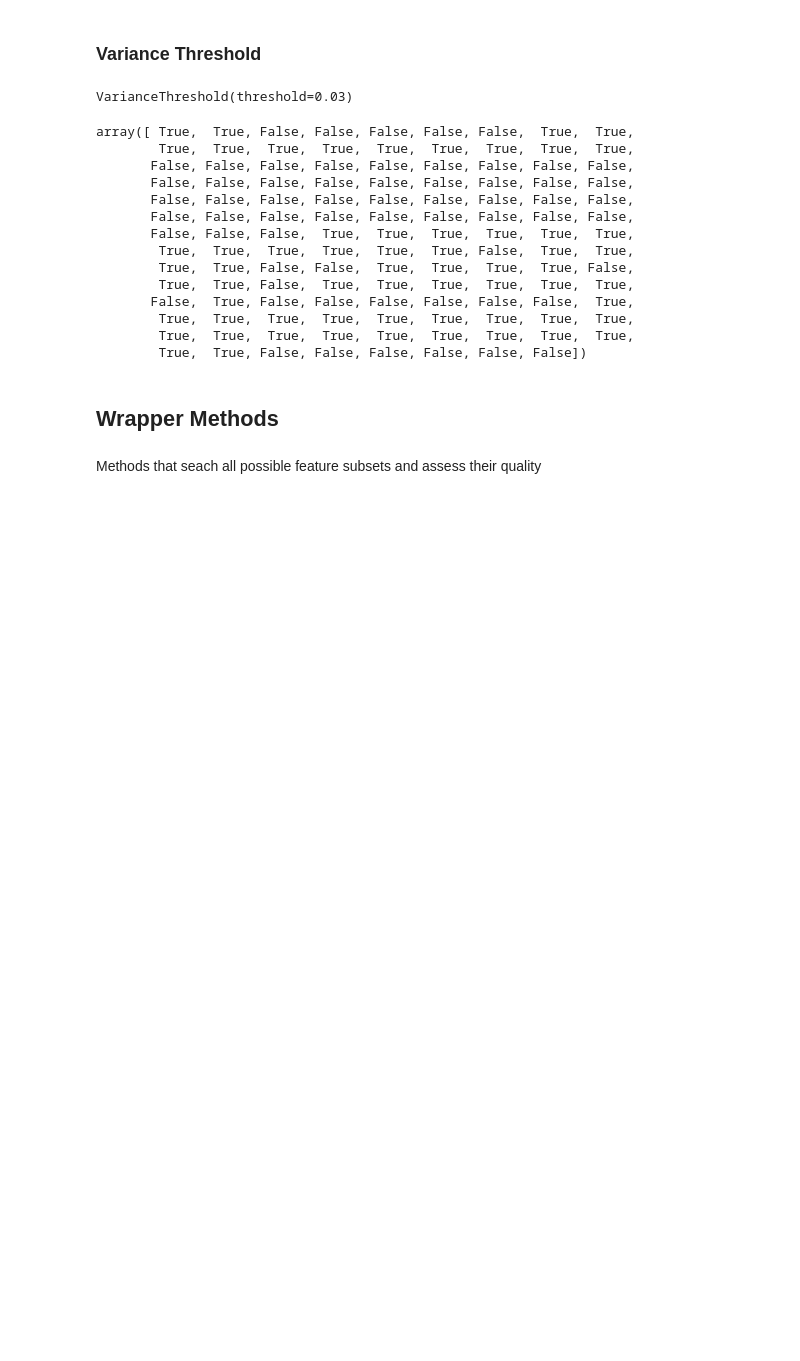
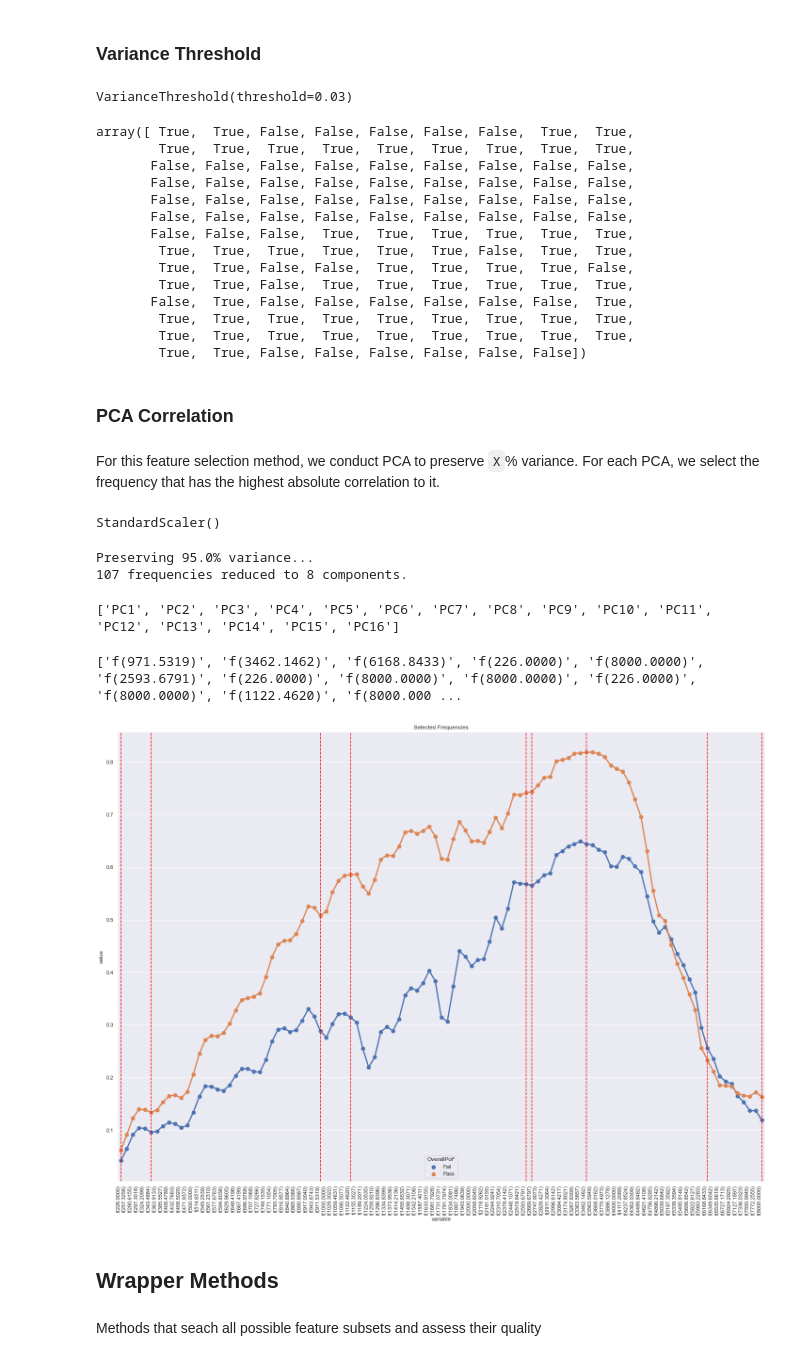
Before and after one commit to Charlene-L/CITS5553-Capstone-Project, a Jupyter notebook: ML Model/Benjamin/Feature Selection.ipynb, the cells around one changed output. Cells and saved outputs as stored; diff of their text form; code cells hidden in the pictures; blank space fills up the shorter version.

```diff
--- a/ML Model/Benjamin/Feature Selection.ipynb
+++ b/ML Model/Benjamin/Feature Selection.ipynb
@@ -251,6 +353,76 @@ array([ True,  True, False, False, False, False, False,  True,  True,
         True,  True,  True,  True,  True,  True,  True,  True,  True,
         True,  True,  True,  True,  True,  True,  True,  True,  True,
         True,  True, False, False, False, False, False, False])
+# %% [markdown]
+### PCA Correlation
+# %% [markdown]
+For this feature selection method, we conduct PCA to preserve `X`% variance. For each PCA, we select the frequency that has the highest absolute correlation to it.
+# %%
+from sklearn.preprocessing import StandardScaler
+
+scaler = StandardScaler()
+
+scaler.fit(wba_data_freqsonly)
+
+freqs_std = scaler.transform(wba_data_freqsonly)
+# %% [output]
+StandardScaler()
+# %%
+from sklearn.decomposition import PCA
+import seaborn as sns
+from bioinfokit.visuz import cluster
+
+def wba_pca(var_preserve, freqs_std):
+    """
+    var_preserve: amount of variance you wish to preserve (decimal)
+    freqs_std: scaled (standardised) frequencies (dataframe)
+    Returns principal components (numpy array), number of components (int), PCA object
+    """
+    pca = PCA(n_components = var_preserve)
+
+    components = pca.fit_transform(freqs_std)
+
+    n_components = components.shape[1]
+
+    print("Preserving {0}% variance...".format(var_preserve*100))
+    print("107 frequencies reduced to {0} components.".format(n_components))
+
+    return components, n_components, pca
+
+components, n_components, pca = wba_pca(var_preserve = 0.95, freqs_std=freqs_std)
+# %% [output]
+Preserving 95.0% variance...
+107 frequencies reduced to 8 components.
+# %%
+pc_list = ["PC"+str(i) for i in list(range(1, n_components+1))]
+print([p for p in pc_list])
+# %% [output]
+['PC1', 'PC2', 'PC3', 'PC4', 'PC5', 'PC6', 'PC7', 'PC8', 'PC9', 'PC10', 'PC11', 'PC12', 'PC13', 'PC14', 'PC15', 'PC16']
+# %%
+pca_df = pd.DataFrame(components, columns = pc_list)
+pca_df = pd.concat([wba_data_freqsonly, pca_df], axis=1)
+# %%
+pca_cor_df = pca_df.corr()[pc_list]
+pca_cor_df['freq'] = pca_cor_df.index
+
+pca_cor_df = pca_cor_df.loc[pca_cor_df['freq'].isin(freqs), ]
+
+# pca_cor_df
+freqs_pca = []
+
+for pc in pc_list:
+    max_cor = max(abs(pca_cor_df[pc]))
+    max_freq = pca_cor_df.loc[abs(pca_cor_df[pc]) == max_cor, ['freq']]
+    max_freq = max_freq['freq'].to_string(index=False)
+    freqs_pca.append(max_freq)
+
+print(freqs_pca)
+# %% [output]
+['f(971.5319)', 'f(3462.1462)', 'f(6168.8433)', 'f(226.0000)', 'f(8000.0000)', 'f(2593.6791)', 'f(226.0000)', 'f(8000.0000)', 'f(8000.0000)', 'f(226.0000)', 'f(8000.0000)', 'f(1122.4620)', 'f(8000.000 ...
+# %%
+assess_freqs(wba_data, freqs, freqs_pca)
+# %% [output]
+[figure, added]
 # %% [markdown]
 ## Wrapper Methods
 # %% [markdown]
```
Also changed, not shown: parts of 19 cells of this notebook.
